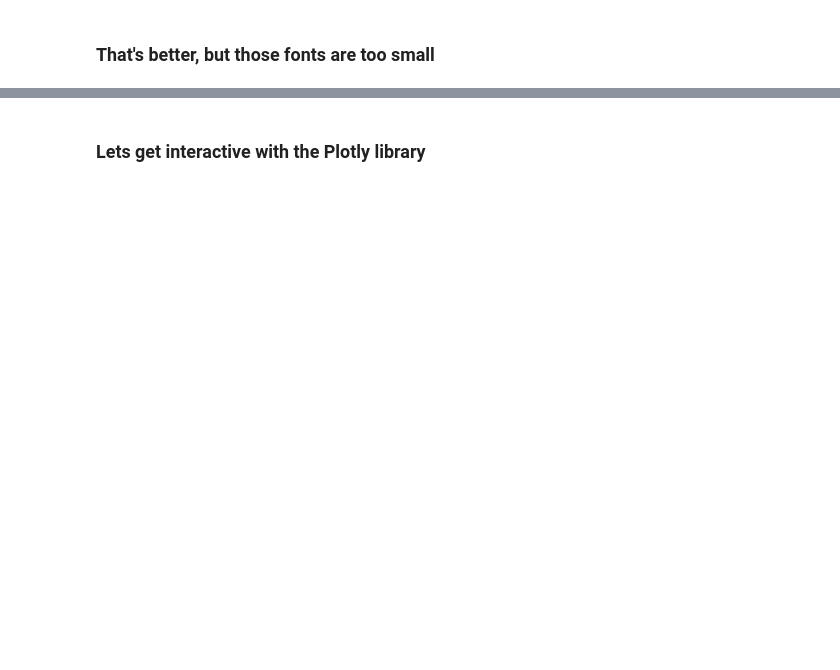
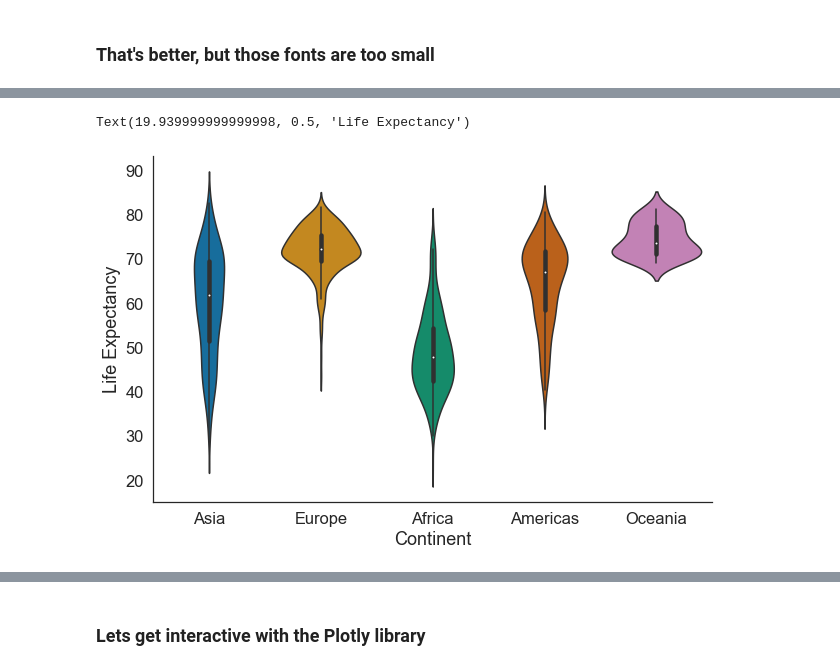
Before and after one commit to geekypete/python-data-vis, a Jupyter notebook: python-data-vis-tutorial.ipynb, the cells around one changed output, grey strips where cells are left out. Drawn from its saved outputs; the diff is of its cells as text; code cells hidden in the pictures; blank space fills up the shorter version.

```diff
--- a/python-data-vis-tutorial.ipynb
+++ b/python-data-vis-tutorial.ipynb
@@ -182,0 +196,14 @@ sns.catplot(x='continent', y='lifeExp',
+# %%
+sns.set(font_scale=1.5)
+sns.set_palette('colorblind')
+sns.set_style("white")
+sns.catplot(x='continent', y='lifeExp',
+            data=gapminder, height=6, aspect=1.5,
+            kind='violin')
+# Set x-axis label
+plt.xlabel('Continent')
+# Set y-axis label
+plt.ylabel('Life Expectancy')
+# %% [output]
+Text(19.939999999999998, 0.5, 'Life Expectancy')
+[figure, added]
```
Also changed, not shown: parts of 8 cells of this notebook.
